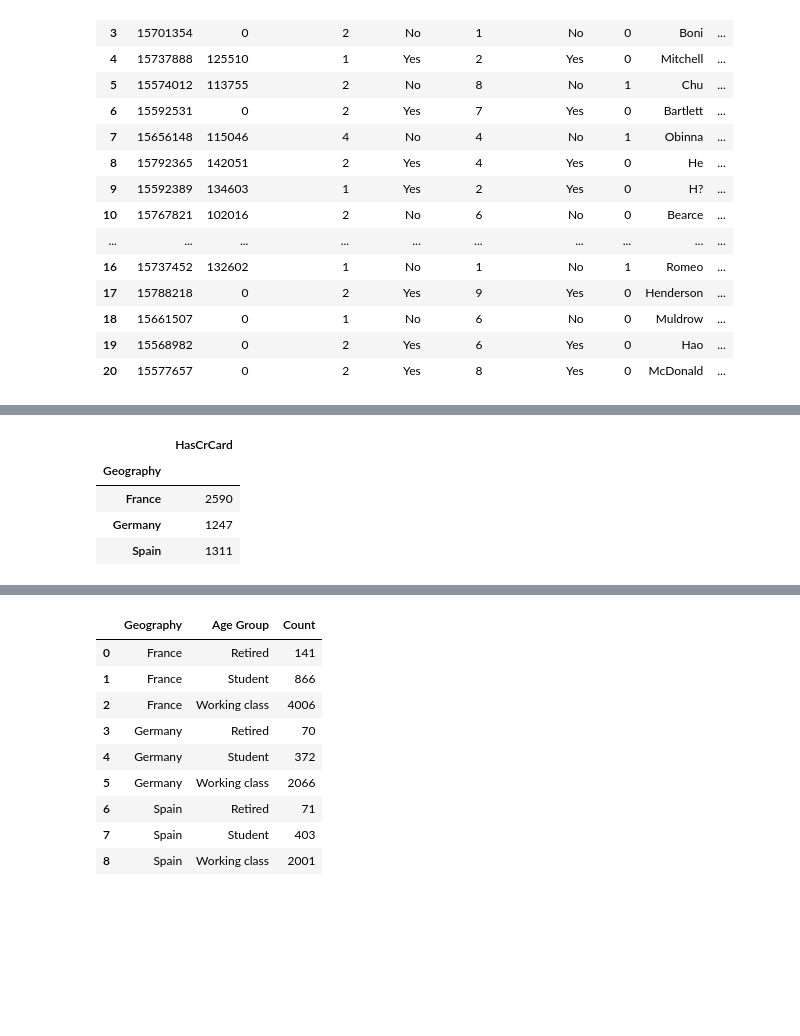
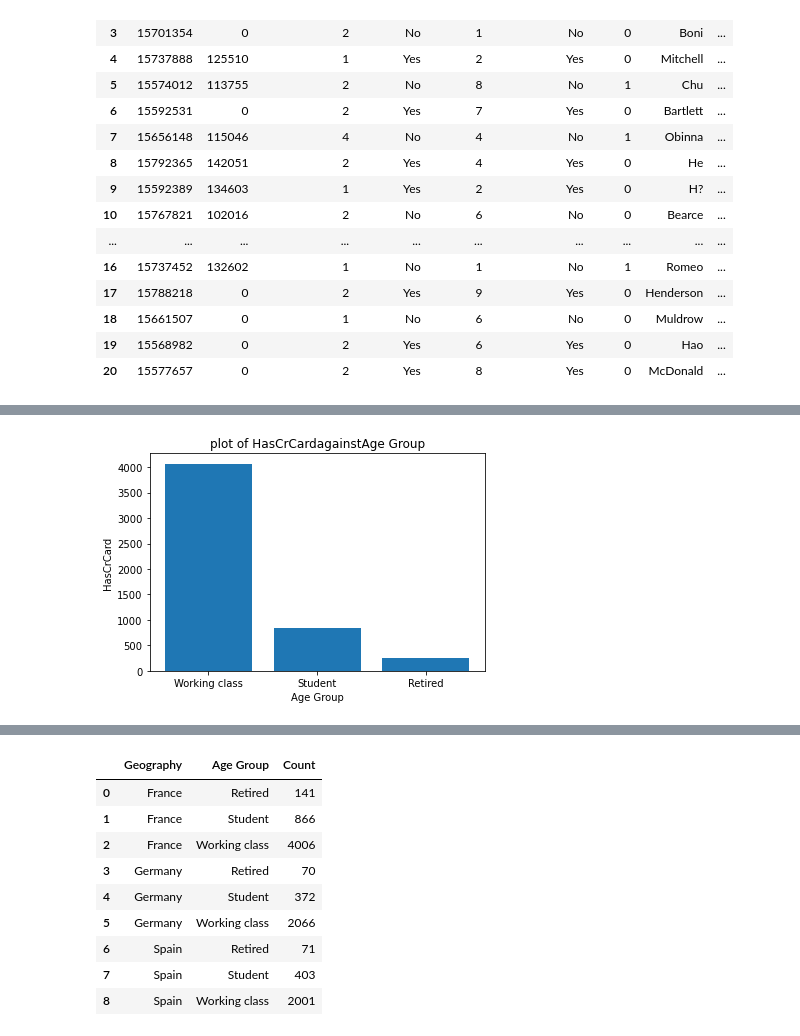
Before and after one commit to Cynthiaagina/Data-exploration, a Jupyter notebook: NewP.ipynb, the cells around one changed output, grey strips where cells are left out. Drawn from its saved outputs; the diff is of its cells as text; code cells hidden in the pictures; blank space fills up the shorter version.

```diff
--- a/NewP.ipynb
+++ b/NewP.ipynb
@@ -303,0 +310,3 @@ Comb_df_cr_card
+# %%
+Comb_df_cr_card = Comb_df_cr_card.sort_values(by='HasCrCard', ascending=False)
+Comb_df_cr_card
@@ -304,9 +319,6 @@ Comb_df_cr_card
+# %%
+generate_bar_plot(Comb_df_cr_card.index, Comb_df_cr_card['HasCrCard'], 'Age Group', 'HasCrCard')
+# %% [output]
+[figure, added]
 # %%
 Comb_df_card_by_country = Comb_df.groupby('Geography')[['HasCrCard']].sum()
-Comb_df_card_by_country
-# %% [output]
-|  | HasCrCard |
-| Geography |  |
-| France | 2590 |
-| Germany | 1247 |
-| Spain | 1311 |
```
Also changed, not shown: parts of 21 cells of this notebook, 1 other file.
